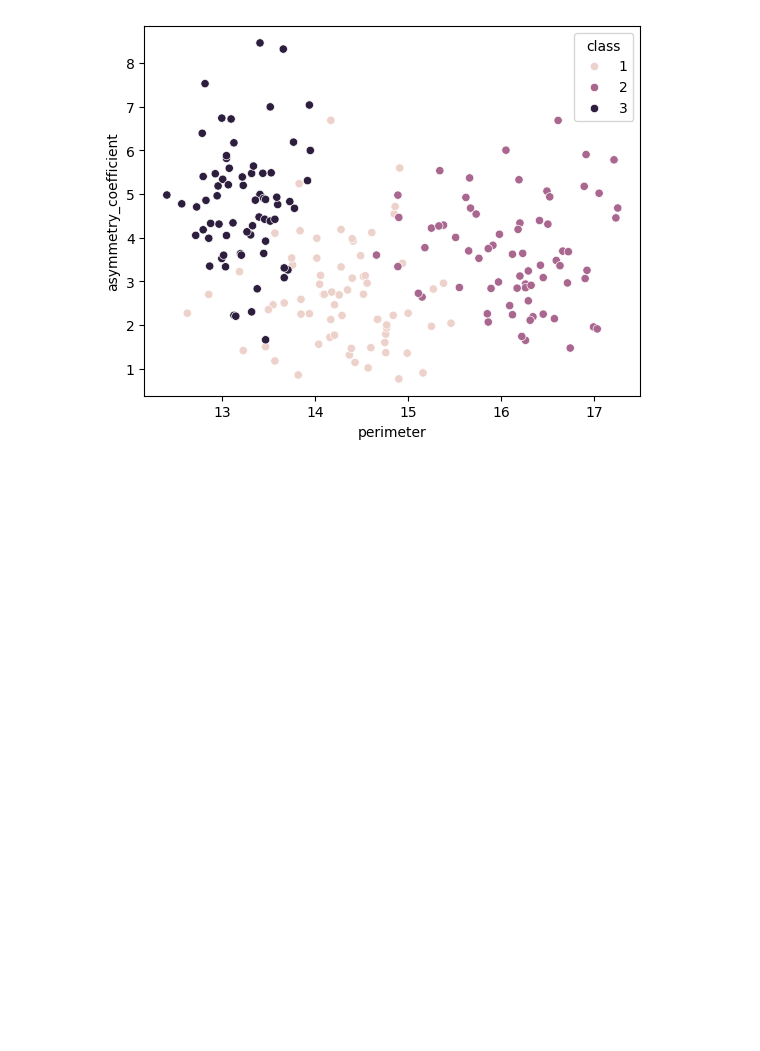
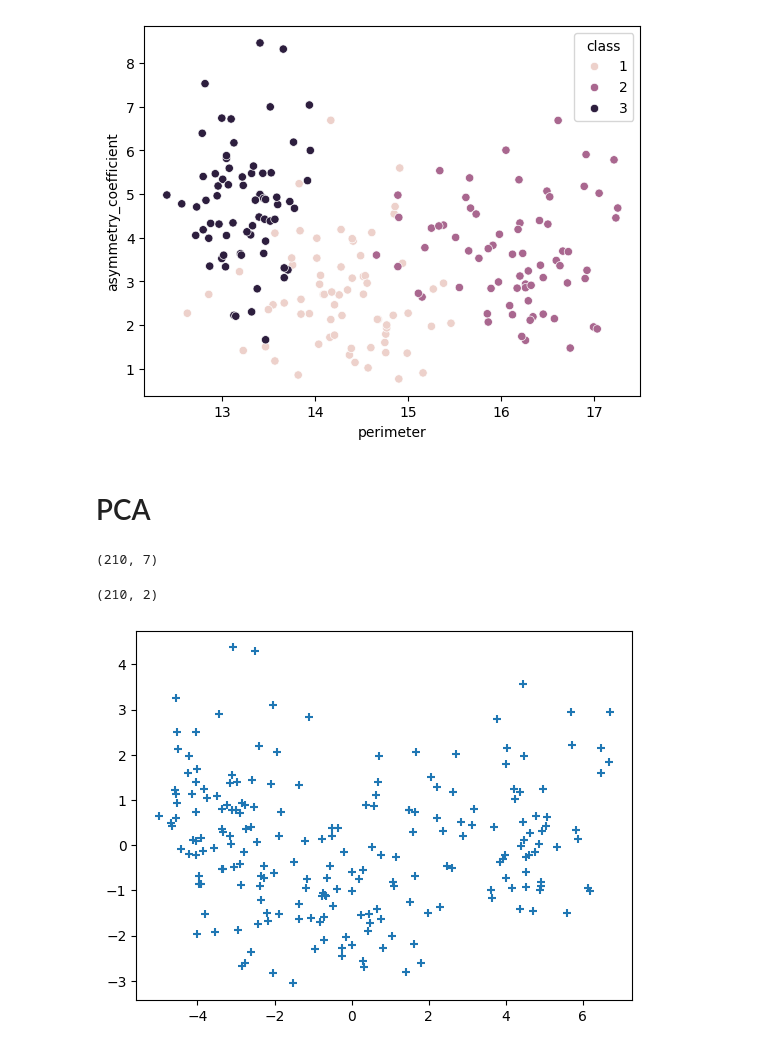
Before and after one commit to JarekMaleszyk/data-science-project-sandbox, a Jupyter notebook: SEEDS_kmeans_data.ipynb, the cells around one changed output. Saved outputs shown, nothing was run; the diff lists cells and outputs as text; code cells hidden in the pictures; blank space fills up the shorter version.

```diff
--- a/SEEDS_kmeans_data.ipynb
+++ b/SEEDS_kmeans_data.ipynb
@@ -109,3 +109,5 @@ plt.plot()
 # %% [output]
 []
 [figure]
+# %% [markdown]
+# PCA
@@ -111,0 +116,16 @@ plt.plot()
+# %%
+pca = PCA(n_components=2)
+transformed_x = pca.fit_transform(X)
+# %%
+X.shape
+# %% [output]
+(210, 7)
+# %%
+transformed_x.shape
+# %% [output]
+(210, 2)
+# %%
+plt.scatter(transformed_x[:, 0], transformed_x[:, 1], marker="+")
+plt.show()
+# %% [output]
+[figure, added]
```
Also changed, not shown: parts of 5 cells of this notebook.
